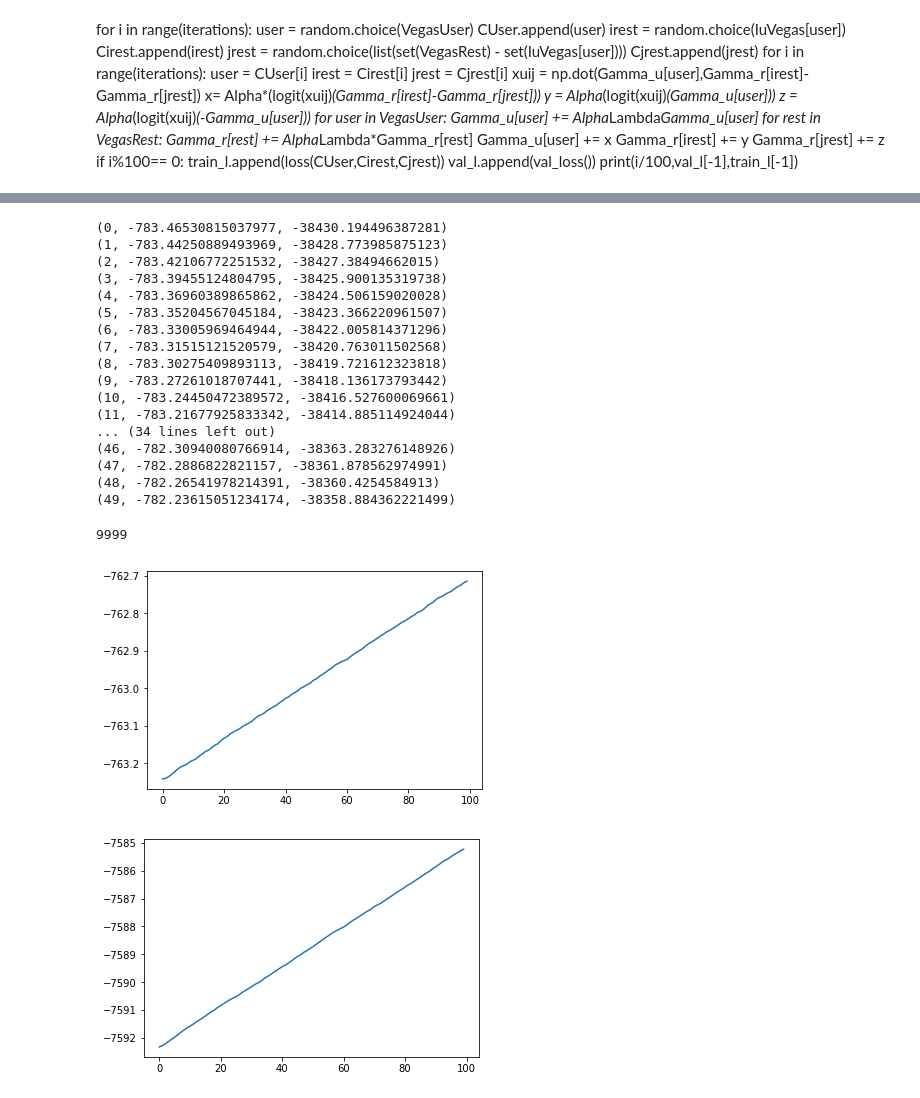
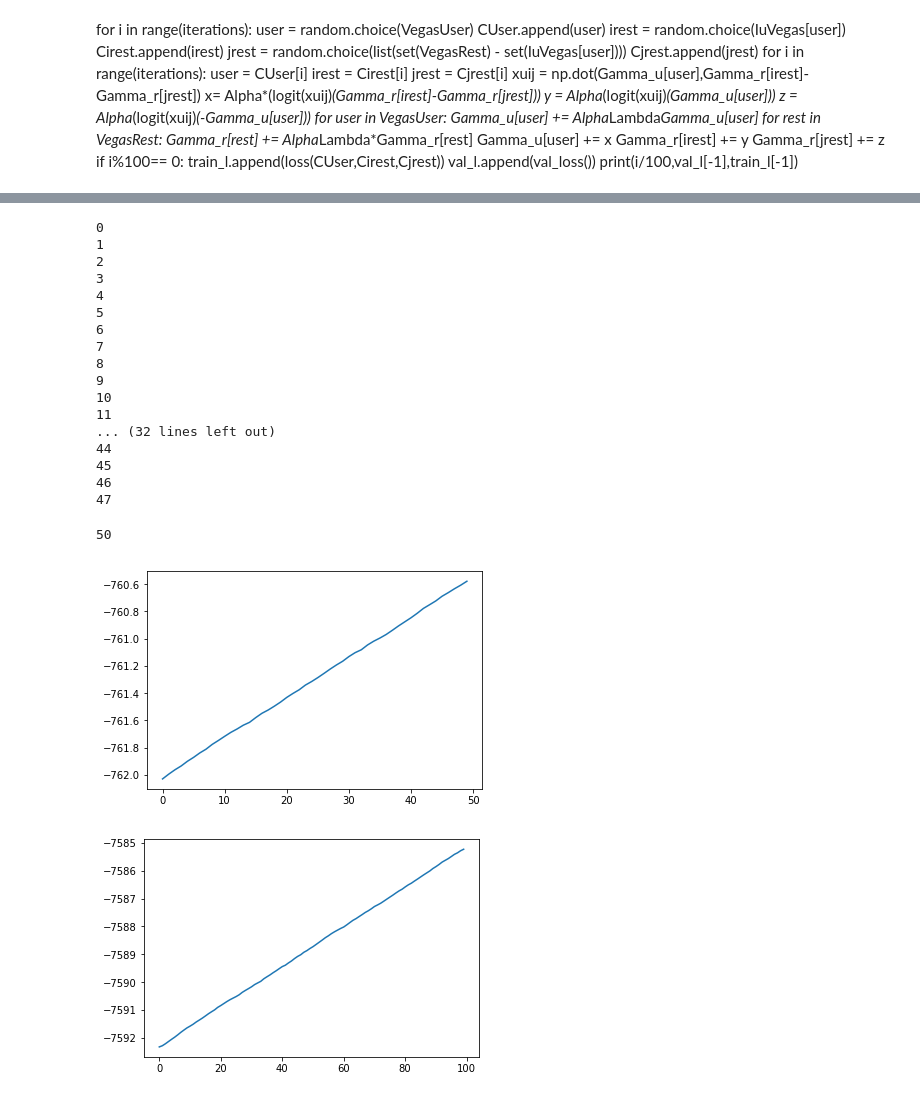
Before and after one commit to KannarKK/CSE-258-Yelp-prediction, a Jupyter notebook: YelpVegasAUC.ipynb, the cells around one changed output, grey strips where cells are left out. Cells and saved outputs as stored; diff of their text form; code cells hidden in the pictures.

```diff
--- a/YelpVegasAUC.ipynb
+++ b/YelpVegasAUC.ipynb
@@ -237,11 +251,4 @@ for i in range(iterations):
 # %%
-for i in range(iterations):
-    user = random.choice(VegasUser)
-    CUser.append(user)
-    irest = random.choice(IuVegas[user])
-    Cirest.append(irest)
-    jrest = random.choice(list(set(VegasRest) - set(IuVegas[user])))
-    Cjrest.append(jrest)
 for i in range(iterations):
 #     j= random.randint(0,9999)
 #     user = random.choice(VegasUser)
@@ -250,17 +257,21 @@ for i in range(iterations):
 #     Cirest[j] = irest
 #     jrest = random.choice(list(set(VegasRest) - set(IuVegas[user])))
 #     Cjrest[j] = jrest
-    user = CUser[i]
-    irest = Cirest[i]
-    jrest = Cjrest[i]
-    if not S_uj_test.has_key(user):
-        S_uj_test[user] = [jrest]
-    if jrest not in S_uj_test[user]:
-        S_uj_test[user].append(jrest)
+    if i >  99999:
+        j =np.random.randint(0,99999)
+        user = CUser[j]
+        irest = Cirest[j]
+        jrest = Cjrest[j]
+    else:
+        user = CUser[i]
+        irest = Cirest[i]
+        jrest = Cjrest[i]
+
     xuij = np.dot(Gamma_u[user],Gamma_r[irest]-Gamma_r[jrest])
     x= Alpha*(logit(xuij)*(Gamma_r[irest]-Gamma_r[jrest]))
     y = Alpha*(logit(xuij)*(Gamma_u[user]))
     z = Alpha*(logit(xuij)*(-Gamma_u[user]))
+
     for user in VegasUser:
         Gamma_u[user] += Alpha*Lambda*Gamma_u[user]
     for rest in VegasRest:
@@ -269,36 +280,36 @@ for i in range(iterations):
     Gamma_r[irest] += y
     Gamma_r[jrest] += z
     if i%1000== 0:
-        train_l.append(loss(CUser,Cirest,Cjrest))
-        val_l.append(val_loss())
-        print(i/1000,val_l[-1],train_l[-1])
+        #train_l.append(loss(CUser,Cirest,Cjrest))
+        #val_l.append(val_loss())
+        print(i/1000) #,val_l[-1])#,train_l[-1])
 # %% [output]
-(0, -783.46530815037977, -38430.194496387281)
-(1, -783.44250889493969, -38428.773985875123)
-(2, -783.42106772251532, -38427.38494662015)
-(3, -783.39455124804795, -38425.900135319738)
-(4, -783.36960389865862, -38424.506159020028)
-(5, -783.35204567045184, -38423.366220961507)
-(6, -783.33005969464944, -38422.005814371296)
-(7, -783.31515121520579, -38420.763011502568)
-(8, -783.30275409893113, -38419.721612323818)
-(9, -783.27261018707441, -38418.136173793442)
-(10, -783.24450472389572, -38416.527600069661)
-(11, -783.21677925833342, -38414.885114924044)
-... (34 lines left out)
-(46, -782.30940080766914, -38363.283276148926)
-(47, -782.2886822821157, -38361.878562974991)
-(48, -782.26541978214391, -38360.4254584913)
-(49, -782.23615051234174, -38358.884362221499)
+0
+1
+2
+3
+4
+5
+6
+7
+8
+9
+10
+11
+... (32 lines left out)
+44
+45
+46
+47
-# %%
-i
-# %% [output]
-9999
+# %%
+len(val_l)
+# %% [output]
+50
 # %%
-plt.plot(range(100),val_l)
+plt.plot(range(50),val_l)
 plt.show()
 # %% [output]
-[figure, old version]
+[figure, new version]
 # %%
 plt.plot(range(100),train_l)
 plt.show()
```
Also changed, not shown: parts of 52 cells of this notebook.
